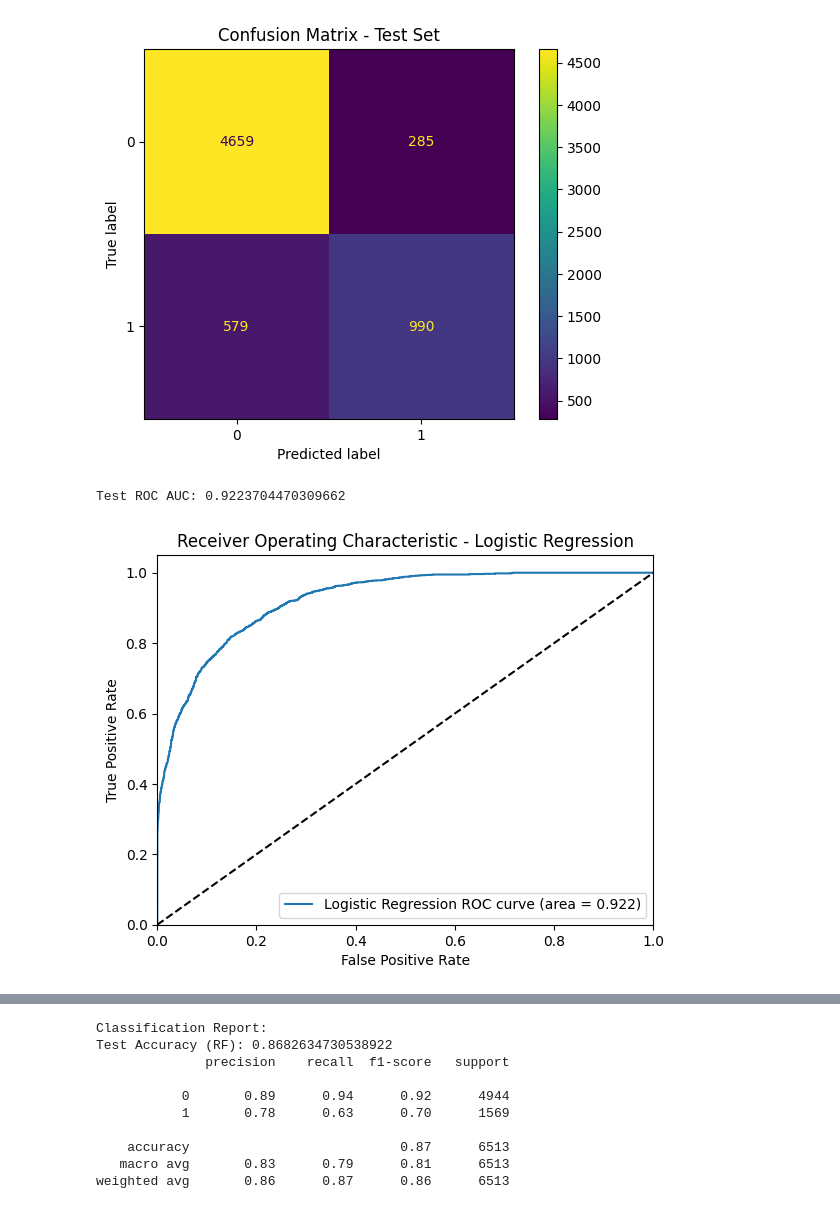
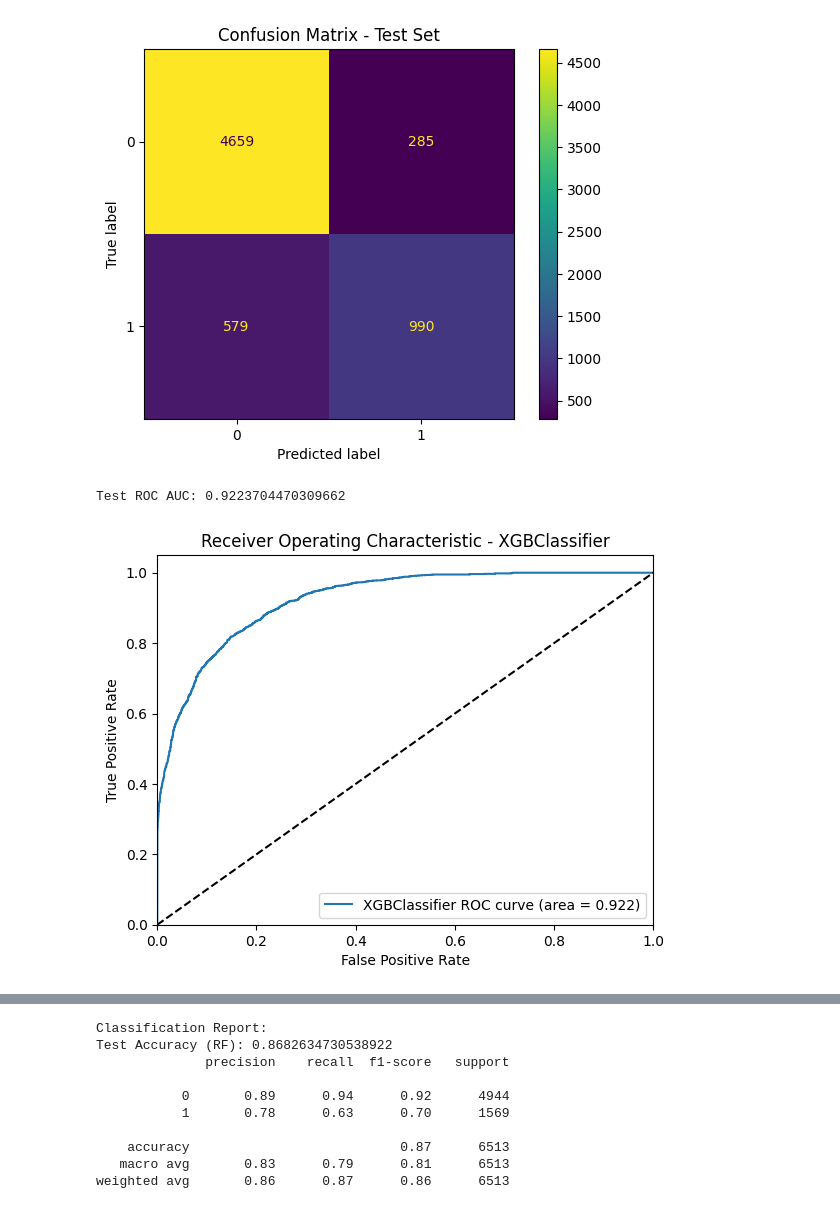
Before and after one commit to NishantSushmakar/responsible-data-science, a Jupyter notebook: notebook/classification.ipynb, the cells around one changed output, grey strips where cells are left out. Cells and saved outputs as stored; diff of their text form; code cells hidden in the pictures.

Commit message:
Fixed chart label issues

```diff
--- a/notebook/classification.ipynb
+++ b/notebook/classification.ipynb
@@ -414,26 +412,26 @@ plt.show()
 # %%
 # ROC Curve and AUC for XGBClassifier
 from sklearn.metrics import roc_auc_score, roc_curve
 
 y_scores = clf.predict_proba(X_test)[:,1]
 
 roc_auc = roc_auc_score(y_test, y_scores)
 print('Test ROC AUC:', roc_auc)
 
 fpr, tpr, thresholds = roc_curve(y_test, y_scores)
 plt.figure()
-plt.plot(fpr, tpr, label='Logistic Regression ROC curve (area = %0.3f)' % roc_auc)
+plt.plot(fpr, tpr, label='XGBClassifier ROC curve (area = %0.3f)' % roc_auc)
 plt.plot([0,1],[0,1],'k--')  # Diagonal line
 plt.xlim([0.0,1.0])
 plt.ylim([0.0,1.05])
 plt.xlabel('False Positive Rate')
 plt.ylabel('True Positive Rate')
-plt.title('Receiver Operating Characteristic - Logistic Regression')
+plt.title('Receiver Operating Characteristic - XGBClassifier')
 plt.legend(loc='lower right')
 plt.show()
 # %% [output]
 Test ROC AUC: 0.9223704470309662
-[figure, old version]
+[figure, new version]
 # %%
 # Pipeline with LGBM Classifier
 
```
Also changed, not shown: parts of 4 cells of this notebook.
